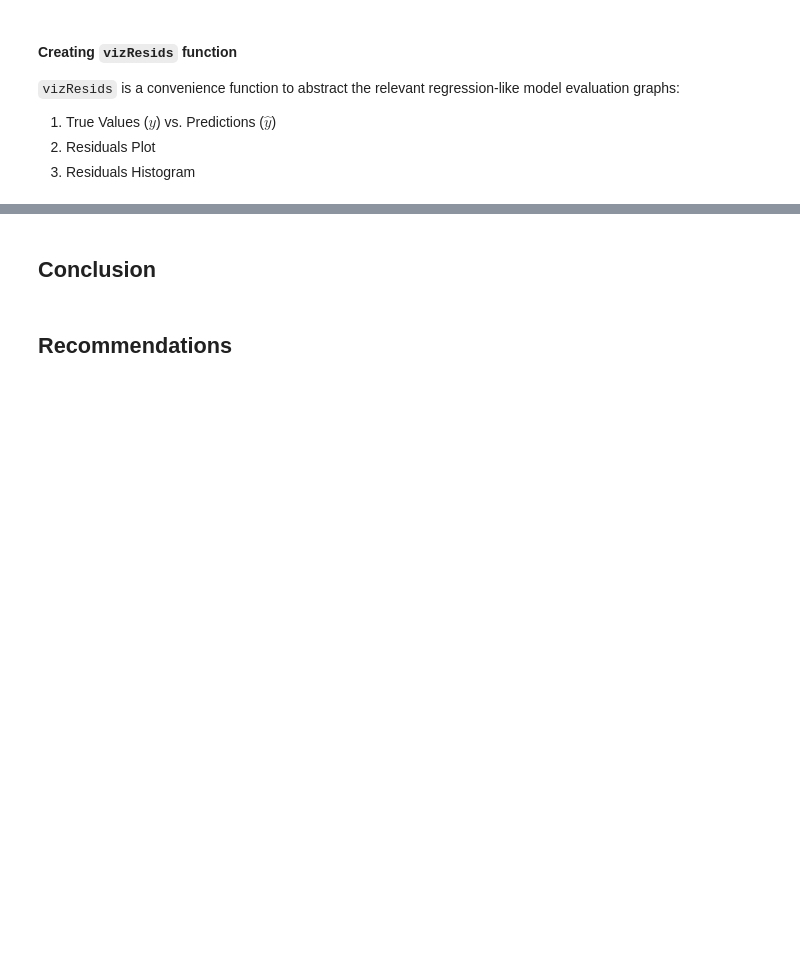
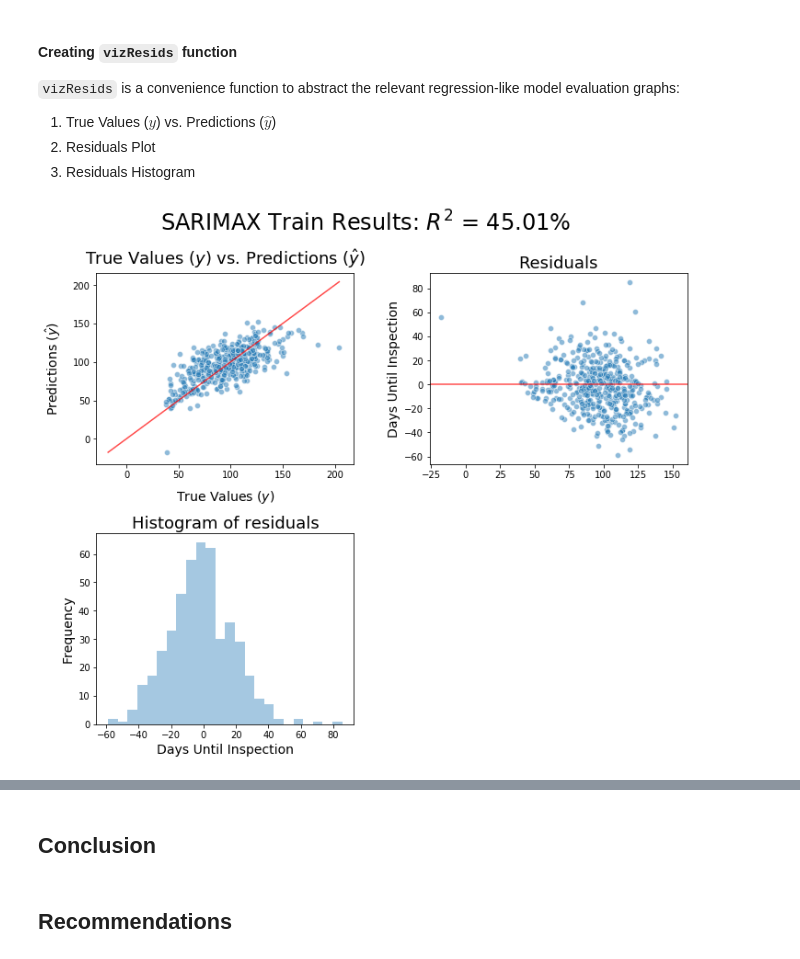
Before and after one commit to Shaddyjr/dob_complaints, a Jupyter notebook: dob_complaints.ipynb, the cells around one changed output, grey strips where cells are left out. Saved outputs shown, nothing was run; the diff lists cells and outputs as text; code cells hidden in the pictures; blank space fills up the shorter version.

```diff
--- a/dob_complaints.ipynb
+++ b/dob_complaints.ipynb
@@ -892,17 +941,18 @@ plt.legend();
 2. Residuals Plot
 3. Residuals Histogram
 # %%
-def vizResids(model_title, target_name,y_true, y_preds):
+def vizResids(model_title, target_name, y_true, y_preds):
     resids = y_true - y_preds
     score = r2_score(y_true, y_preds)
     # HANDLING SUBPLOTS
-    fig, axes = plt.subplots(2, 2, figsize=(12,10)) # 2 row x 2 columns
-    fig.suptitle(f"{model_title}: $R^2$ ={score:2.2%}", fontsize = 24, y = 1.05)
+    fig, axes = plt.subplots(2, 2, figsize=(10,8)) # 2 row x 2 columns
+    fig.suptitle(f"{model_title}: $R^2$ = {score:2.2%}", fontsize = 24, y = 1.05)
 
     ax_1 = axes[0][0]
     ax_2 = axes[0][1]
     ax_3 = axes[1][0]
 
+    fig.delaxes(axes[1][1])
     subplot_title_size = 18
     subplot_label_size = 14
 
@@ -930,3 +980,7 @@ def vizResids(model_title, target_name,y_true, y_preds):
     ax_3.set_ylabel("Frequency", fontsize = subplot_label_size)
 
     plt.tight_layout() # handles most overlaping and spacing issues
+# %%
+vizResids("SARIMAX Train Results", "Days Until Inspection", y_train, fitted_sarimax.predict(start=0,end=-1, exog = X_train))
+# %% [output]
+[figure, added]
```
Also changed, not shown: parts of 53 cells of this notebook.
